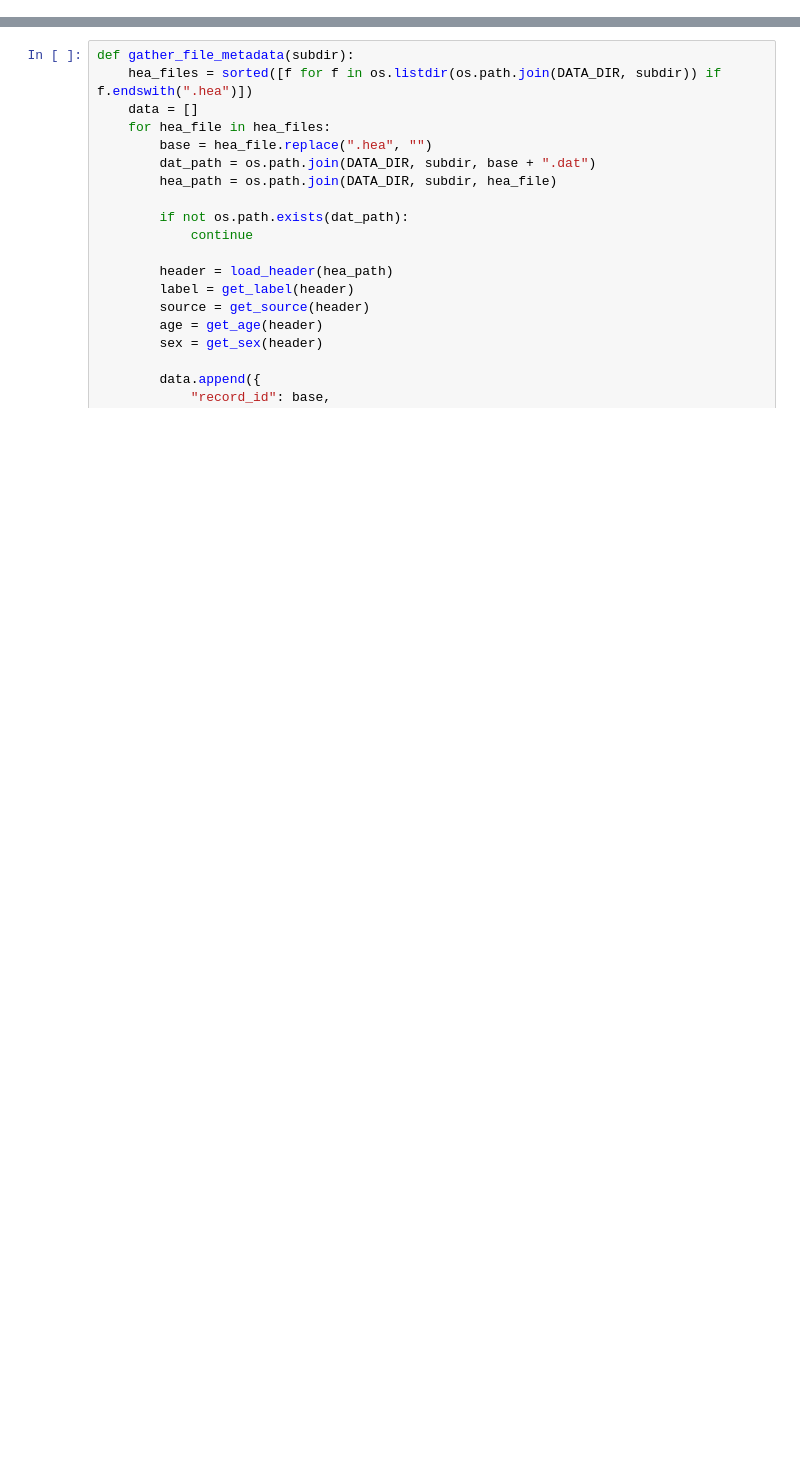
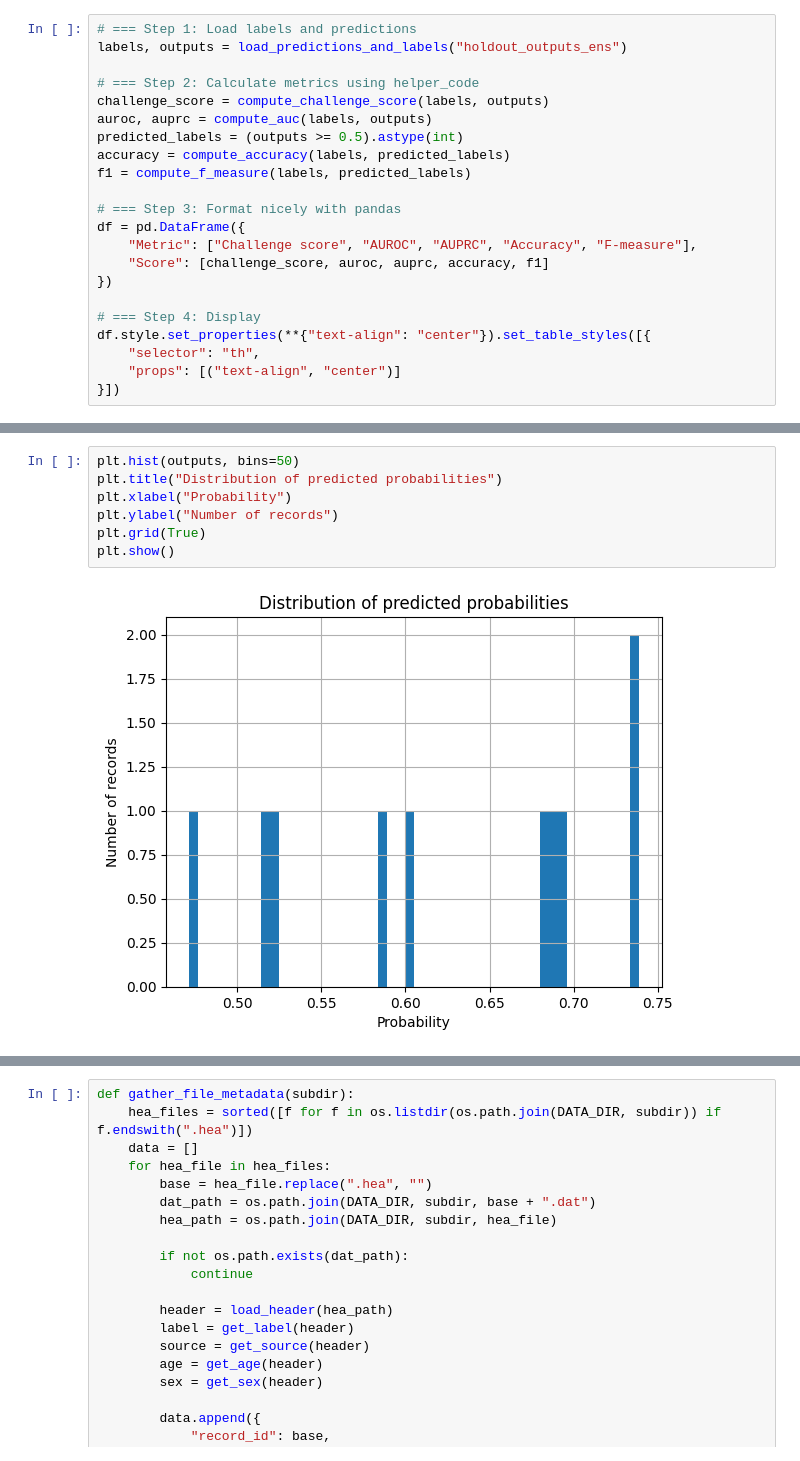
Before and after one commit to IngeborgOlssoen/Chagas-challenge-Hear-heart, a Jupyter notebook: Chagas_challenge.ipynb, the cells around one changed output, grey strips where cells are left out. Drawn from its saved outputs; the diff is of its cells as text; blank space fills up the shorter version.

```diff
--- a/Chagas_challenge.ipynb
+++ b/Chagas_challenge.ipynb
@@ -131,0 +190,22 @@ SamiTrop dataset already unzipped or ZIP file missing.
+# %%
+# === Step 1: Load labels and predictions
+labels, outputs = load_predictions_and_labels("holdout_outputs_ens")
+
+# === Step 2: Calculate metrics using helper_code
+challenge_score = compute_challenge_score(labels, outputs)
+auroc, auprc = compute_auc(labels, outputs)
+predicted_labels = (outputs >= 0.5).astype(int)
+accuracy = compute_accuracy(labels, predicted_labels)
+f1 = compute_f_measure(labels, predicted_labels)
+
+# === Step 3: Format nicely with pandas
+df = pd.DataFrame({
+    "Metric": ["Challenge score", "AUROC", "AUPRC", "Accuracy", "F-measure"],
+    "Score": [challenge_score, auroc, auprc, accuracy, f1]
+})
+
+# === Step 4: Display
+df.style.set_properties(**{"text-align": "center"}).set_table_styles([{
+    "selector": "th",
+    "props": [("text-align", "center")]
+}])
@@ -131,0 +219,9 @@ SamiTrop dataset already unzipped or ZIP file missing.
+# %%
+plt.hist(outputs, bins=50)
+plt.title("Distribution of predicted probabilities")
+plt.xlabel("Probability")
+plt.ylabel("Number of records")
+plt.grid(True)
+plt.show()
+# %% [output]
+[figure, added]
```
Also changed, not shown: parts of 62 cells of this notebook.
